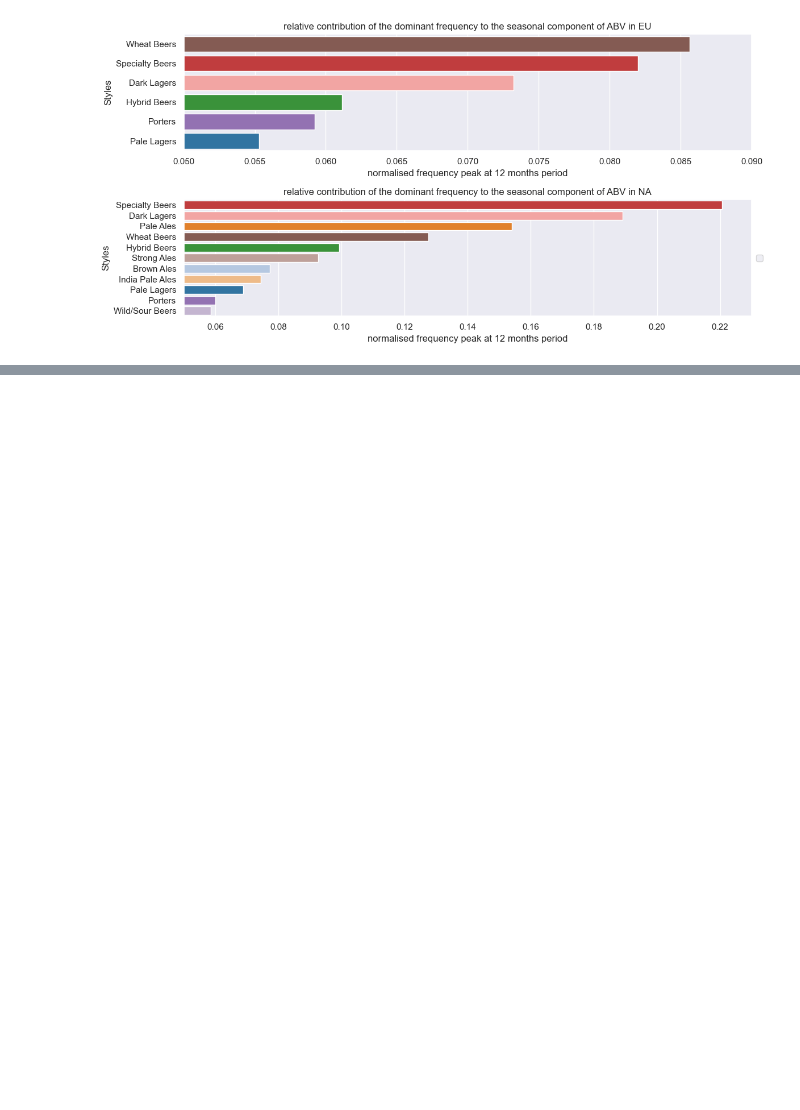
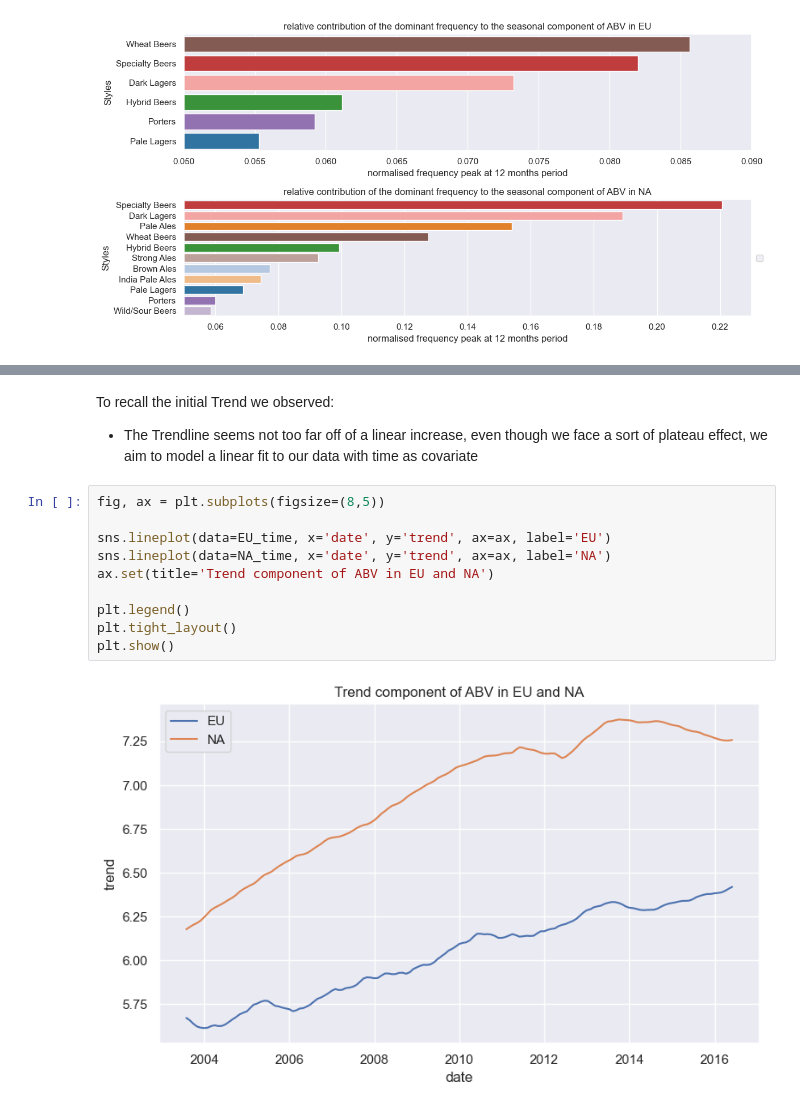
Before and after one commit to epfl-ada/ada-2023-project-welovepandas, a Jupyter notebook: Time_series.ipynb, the cells around one changed output, grey strips where cells are left out. Drawn from its saved outputs; the diff is of its cells as text; blank space fills up the shorter version.

```diff
--- a/Time_series.ipynb
+++ b/Time_series.ipynb
@@ -566,0 +630,15 @@ print(my_list)
+# %% [markdown]
+To recall the initial Trend we observed:
+- The Trendline seems not too far off of a linear increase, even though we face a sort of plateau effect, we aim to model a linear fit to our data with time as covariate
+# %%
+fig, ax = plt.subplots(figsize=(8,5))
+
+sns.lineplot(data=EU_time, x='date', y='trend', ax=ax, label='EU')
+sns.lineplot(data=NA_time, x='date', y='trend', ax=ax, label='NA')
+ax.set(title='Trend component of ABV in EU and NA')
+
+plt.legend()
+plt.tight_layout()
+plt.show()
+# %% [output]
+[figure, added]
```
Also changed, not shown: parts of 19 cells of this notebook.
